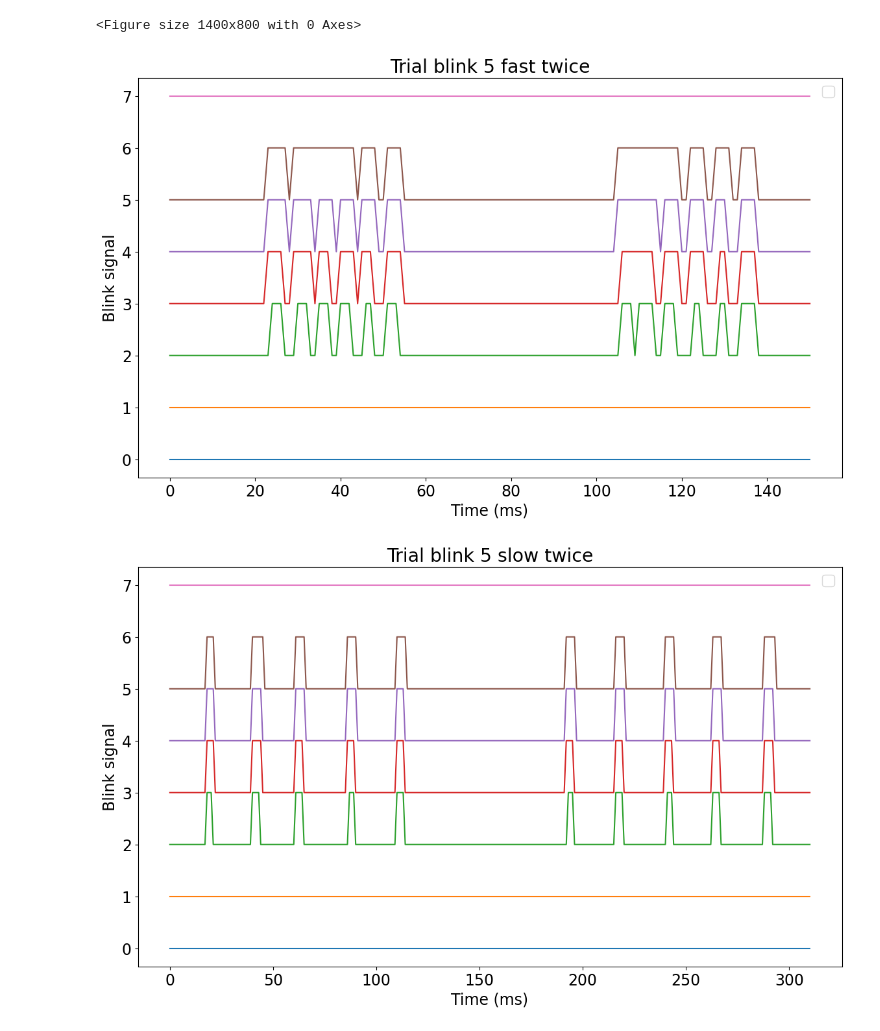
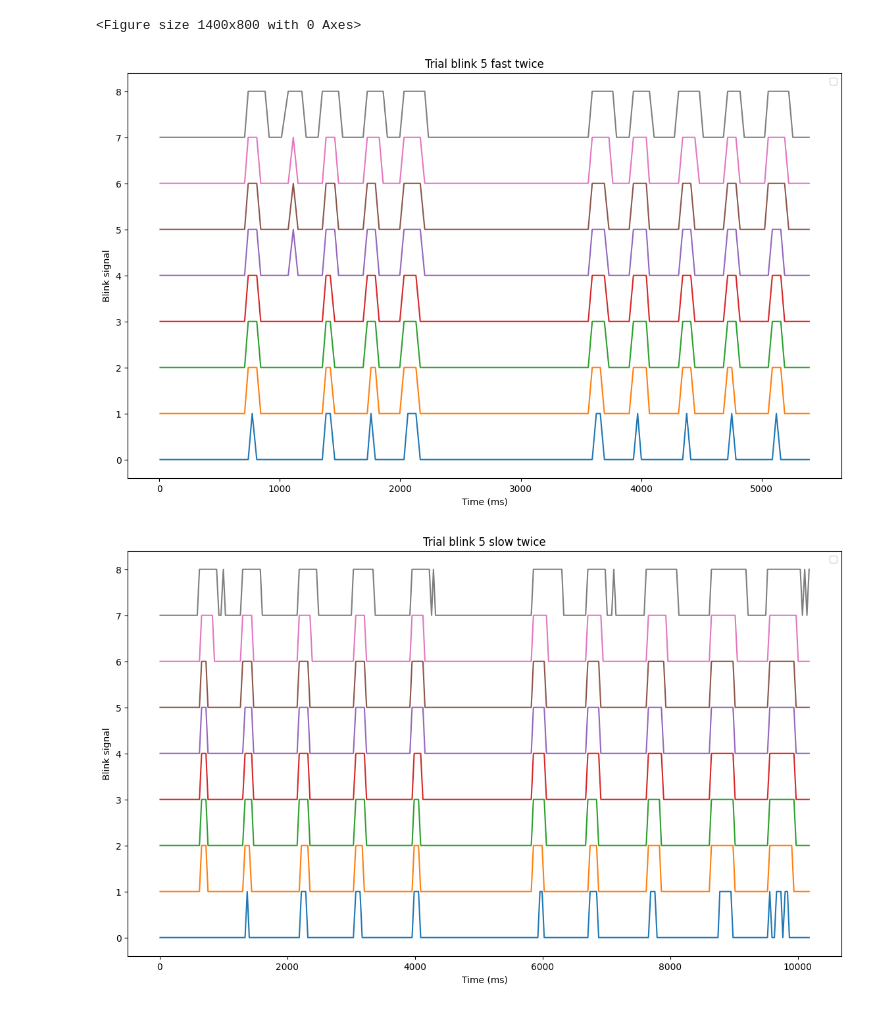
Before and after one commit to agustin-penas/wg-DataAnalysis, a Jupyter notebook: analysis.ipynb, the cells around one changed output. Drawn from its saved outputs; the diff is of its cells as text; code cells hidden in the pictures.

```diff
--- a/analysis.ipynb
+++ b/analysis.ipynb
@@ -165,7 +141,8 @@ for file in files:
 files = Path("./data").glob("*.csv")
 for file in files:
     if "blink" in str(file):
-        print(file)
-        df = pd.read_csv(file)
-        df_webgazer = generate_webgazer_dataframe(df)
+        if "11" in str(file):
+          print(file)
+          df = pd.read_csv(file)
+          df_webgazer = generate_webgazer_dataframe(df)
 # %% [output]
@@ -258,3 +229,10 @@ plt.show()
+# %%
+df_webgazer["Blink_sample3_diff"] = df_webgazer["Blink_sample3"].diff()
+#df_webgazer.groupby("trial")["Blink_sample3_diff"].sum()
+
+df_webgazer["blinks"] = df_webgazer[df_webgazer['trial']==1].groupby("Blink_sample3_diff")["Blink_sample3_diff"].aggregate("count")
+df_webgazer["blinks"]
+#df_webgazer["Blink_sample3_diff"].groupby(["trial"]).transform('size')
 # %%
 # Define the conditions for the different blink types
 # Values for first threshold
@@ -265,6 +243,8 @@ df_webgazer["Blink_sample3"] = df_webgazer["isBlinkByEar"].apply(lambda x: int(x
 df_webgazer["Blink_sample4"] = df_webgazer["isBlinkByEar"].apply(lambda x: int(x[4]==True)+4)
 df_webgazer["Blink_sample5"] = df_webgazer["isBlinkByEar"].apply(lambda x: int(x[5]==True)+5)
 df_webgazer["Blink_sample6"] = df_webgazer["isBlinkByEar"].apply(lambda x: int(x[6]==True)+6)
+df_webgazer["Blink_sample7"] = df_webgazer["isBlinkByEar"].apply(lambda x: int(x[7]==True)+7)
+
 
 titles = ["Trial blink 5 fast twice",
           "Trial blink 5 slow twice",
@@ -274,39 +254,40 @@ titles = ["Trial blink 5 fast twice",
           "Trial moving head blink 10"]
 
 # Initialize the plot
 plt.figure(figsize=(14, 8))
 
 #df_webgazer[df_webgazer["trial"]==1].plot(x="t", y="Blink_sample", legend=False)
 #df_webgazer[df_webgazer["trial"]==1].plot(x="t", y="Blink_sample1", legend=False)
 for x in range(0,6):
   plt.figure(figsize=(14, 8))
-  plt.plot(df_webgazer[df_webgazer["trial"]==x+1].Blink_sample)
-  plt.plot(df_webgazer[df_webgazer["trial"]==x+1].Blink_sample1)
-  plt.plot(df_webgazer[df_webgazer["trial"]==x+1].Blink_sample2)
-  plt.plot(df_webgazer[df_webgazer["trial"]==x+1].Blink_sample3)
-  plt.plot(df_webgazer[df_webgazer["trial"]==x+1].Blink_sample4)
-  plt.plot(df_webgazer[df_webgazer["trial"]==x+1].Blink_sample5)
-  plt.plot(df_webgazer[df_webgazer["trial"]==x+1].Blink_sample6)
+  plt.plot(df_webgazer[df_webgazer["trial"]==x+1].t ,df_webgazer[df_webgazer["trial"]==x+1].Blink_sample)
+  plt.plot(df_webgazer[df_webgazer["trial"]==x+1].t ,df_webgazer[df_webgazer["trial"]==x+1].Blink_sample1)
+  plt.plot(df_webgazer[df_webgazer["trial"]==x+1].t ,df_webgazer[df_webgazer["trial"]==x+1].Blink_sample2)
+  plt.plot(df_webgazer[df_webgazer["trial"]==x+1].t ,df_webgazer[df_webgazer["trial"]==x+1].Blink_sample3)
+  plt.plot(df_webgazer[df_webgazer["trial"]==x+1].t ,df_webgazer[df_webgazer["trial"]==x+1].Blink_sample4)
+  plt.plot(df_webgazer[df_webgazer["trial"]==x+1].t ,df_webgazer[df_webgazer["trial"]==x+1].Blink_sample5)
+  plt.plot(df_webgazer[df_webgazer["trial"]==x+1].t , df_webgazer[df_webgazer["trial"]==x+1].Blink_sample6)
+  plt.plot(df_webgazer[df_webgazer["trial"]==x+1].t , df_webgazer[df_webgazer["trial"]==x+1].Blink_sample7)
   plt.title(titles[x])
   plt.xlabel("Time (ms)")
   plt.ylabel("Blink signal")
   plt.legend(loc="upper right")
   plt.show()
 
 
 
 
 # Plot the blink data using different colors for each type
 
 # Add labels and legend
 #plt.title("Blink Scatter Plot")
 #plt.xlabel("Time (ms)")
 #plt.ylabel("Trial")
 #plt.legend(loc="upper right")
 
 # Show plot
 #plt.show()
 # %% [output]
 <Figure size 1400x800 with 0 Axes>
-[figure, old version]
+[figure, new version]
-[figure, old version]
+[figure, new version]
```
Also changed, not shown: parts of 11 cells of this notebook, 8 other files.
